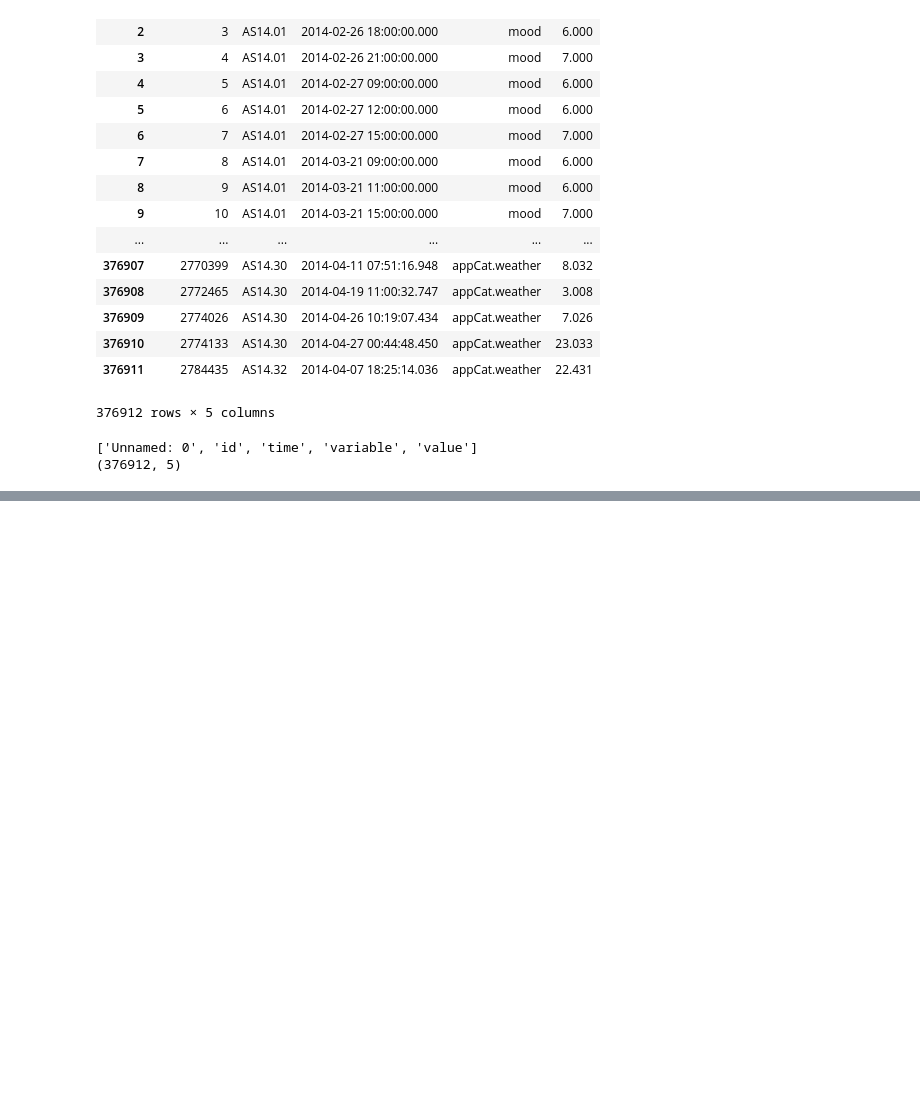
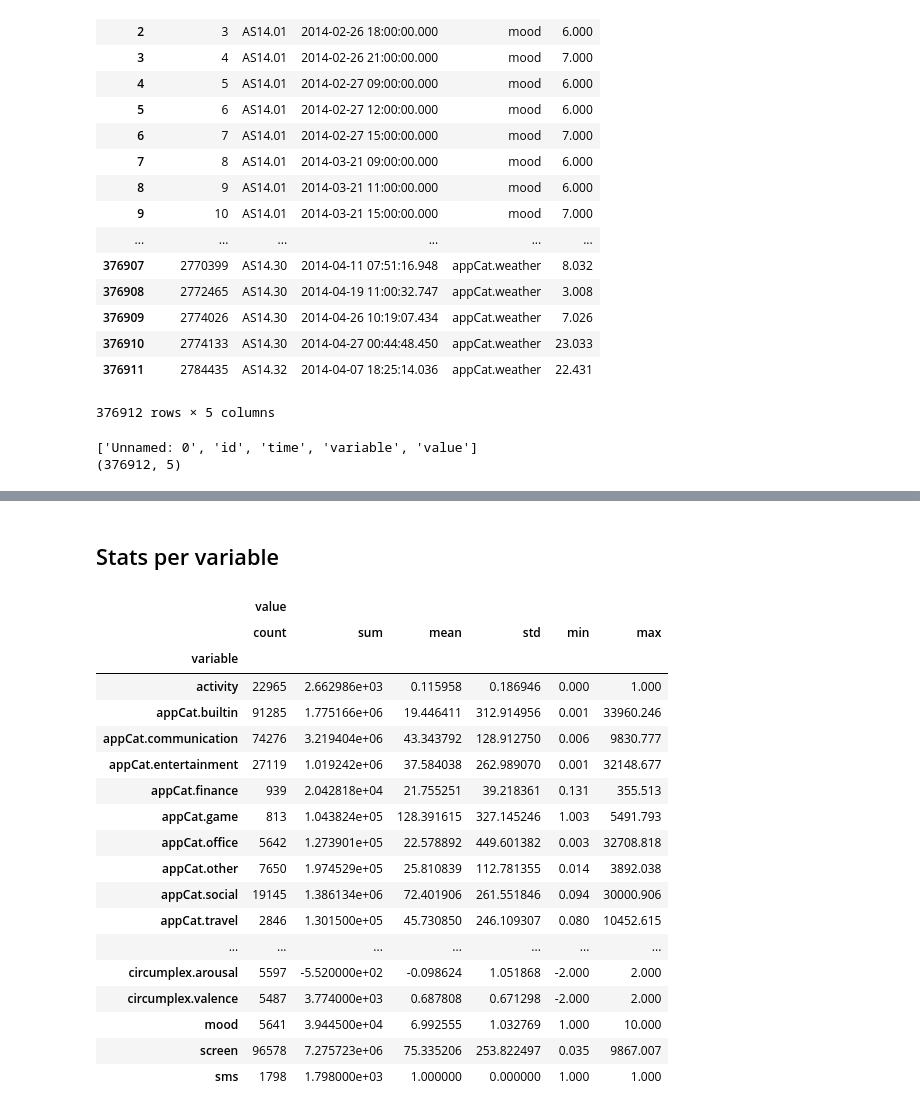
Before and after one commit to Duncan92/data_mining, a Jupyter notebook: assignment1/data_discovery.ipynb, the cells around one changed output, grey strips where cells are left out. Cells and saved outputs as stored; diff of their text form; code cells hidden in the pictures; blank space fills up the shorter version.

```diff
--- a/assignment1/data_discovery.ipynb
+++ b/assignment1/data_discovery.ipynb
@@ -40,0 +87,28 @@ print(df.shape)  # size
+# %% [markdown]
+## Stats per variable
+# %%
+# Show tipical 'variable' values
+variable_stats = df[['id', 'variable', 'value']].groupby(['variable']).agg(['count', 'sum', 'mean', 'std', 'min', 'max'])
+#df[['id', 'variable', 'value']].groupby(['id', 'variable']).agg([np.sum, np.mean, np.std])
+
+variable_stats
+# %% [output]
+|  | value |  |  |  |  |  |
+|  | count | sum | mean | std | min | max |
+| variable |  |  |  |  |  |  |
+| activity | 22965 | 2.662986e+03 | 0.115958 | 0.186946 | 0.000 | 1.000 |
+| appCat.builtin | 91285 | 1.775166e+06 | 19.446411 | 312.914956 | 0.001 | 33960.246 |
+| appCat.communication | 74276 | 3.219404e+06 | 43.343792 | 128.912750 | 0.006 | 9830.777 |
+| appCat.entertainment | 27119 | 1.019242e+06 | 37.584038 | 262.989070 | 0.001 | 32148.677 |
+| appCat.finance | 939 | 2.042818e+04 | 21.755251 | 39.218361 | 0.131 | 355.513 |
+| appCat.game | 813 | 1.043824e+05 | 128.391615 | 327.145246 | 1.003 | 5491.793 |
+| appCat.office | 5642 | 1.273901e+05 | 22.578892 | 449.601382 | 0.003 | 32708.818 |
+| appCat.other | 7650 | 1.974529e+05 | 25.810839 | 112.781355 | 0.014 | 3892.038 |
+| appCat.social | 19145 | 1.386134e+06 | 72.401906 | 261.551846 | 0.094 | 30000.906 |
+| appCat.travel | 2846 | 1.301500e+05 | 45.730850 | 246.109307 | 0.080 | 10452.615 |
+| ... | ... | ... | ... | ... | ... | ... |
+| circumplex.arousal | 5597 | -5.520000e+02 | -0.098624 | 1.051868 | -2.000 | 2.000 |
+| circumplex.valence | 5487 | 3.774000e+03 | 0.687808 | 0.671298 | -2.000 | 2.000 |
+| mood | 5641 | 3.944500e+04 | 6.992555 | 1.032769 | 1.000 | 10.000 |
+| screen | 96578 | 7.275723e+06 | 75.335206 | 253.822497 | 0.035 | 9867.007 |
+| sms | 1798 | 1.798000e+03 | 1.000000 | 0.000000 | 1.000 | 1.000 |
```
Also changed, not shown: parts of 20 cells of this notebook.
